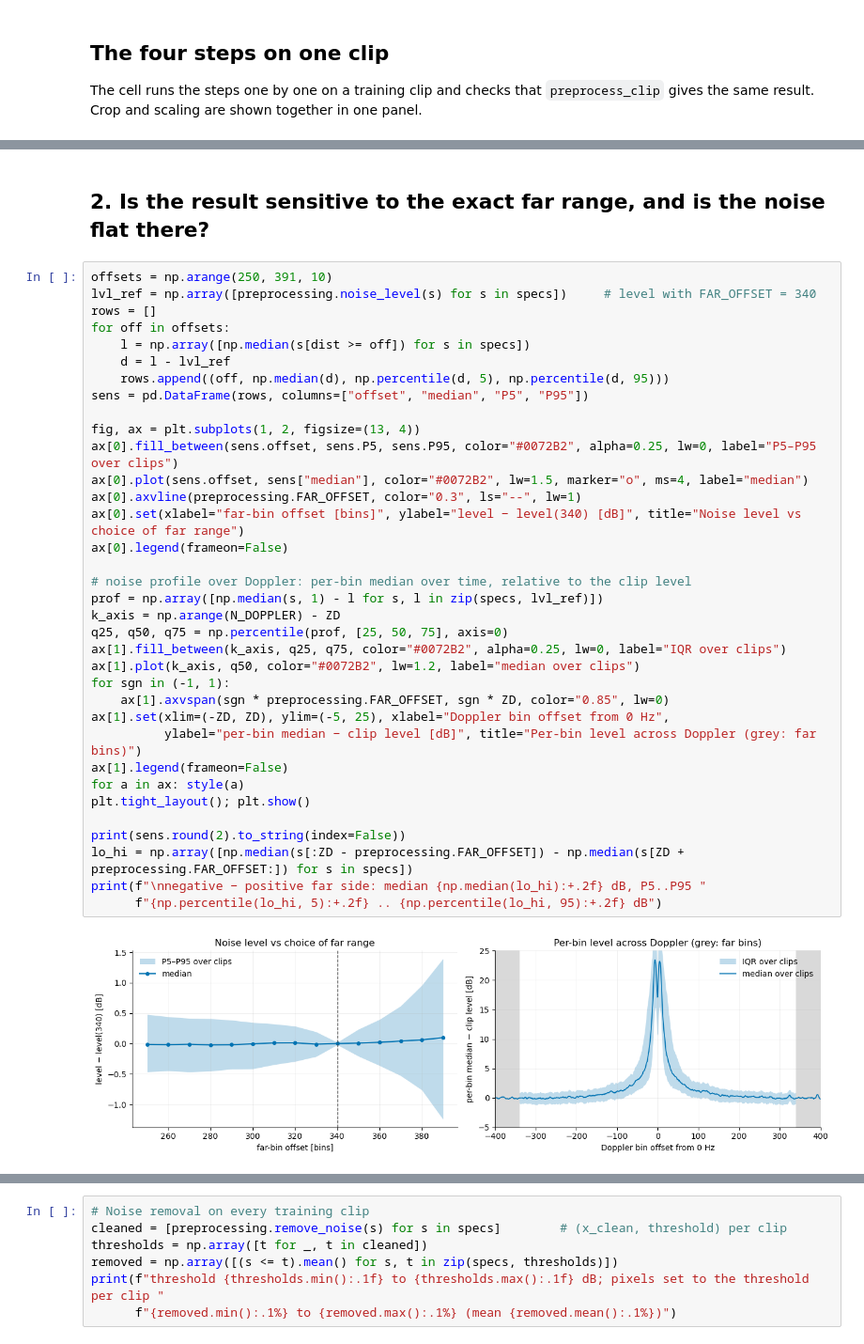
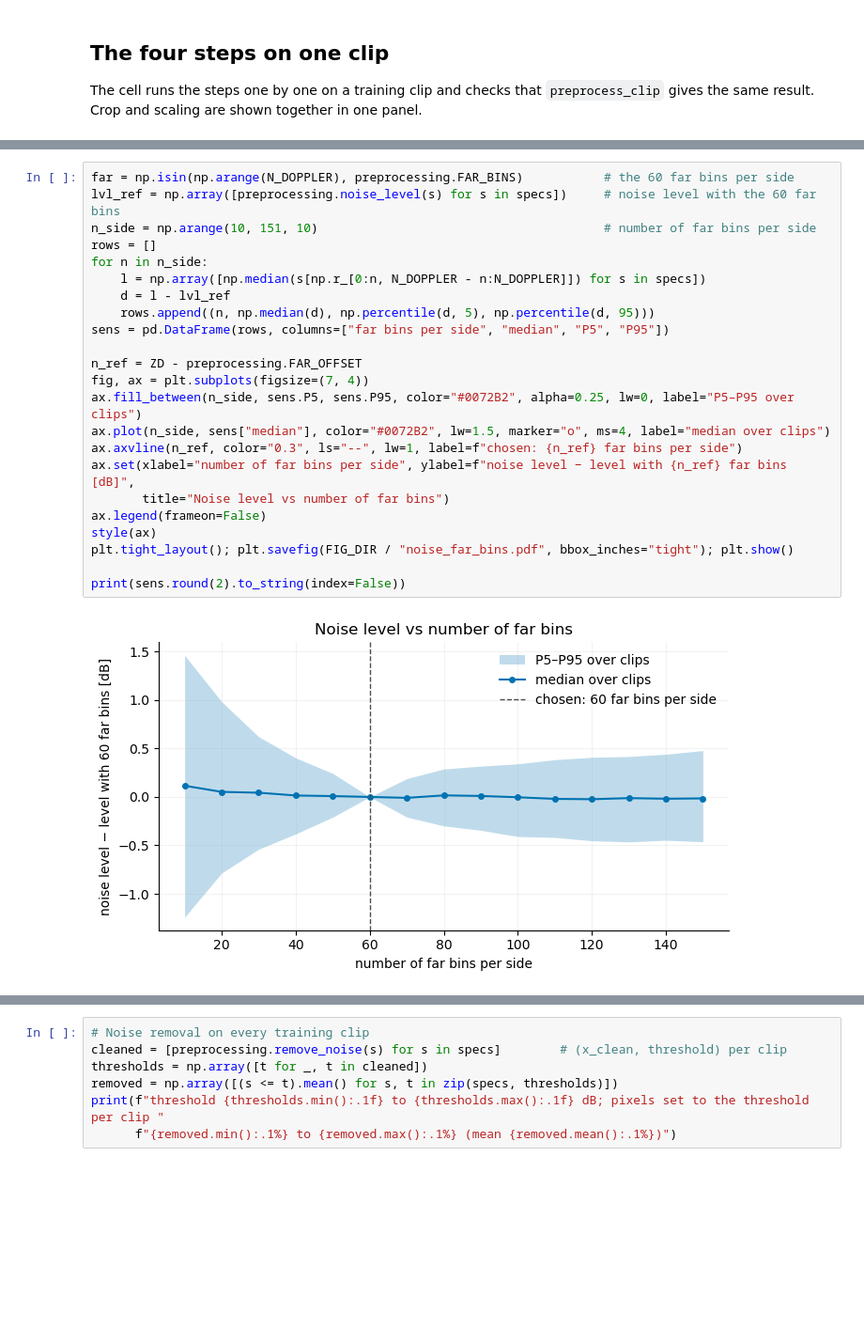
Before and after one commit to jimvanijcken/wicos, a Jupyter notebook: notebooks/2_preprocessing.ipynb, the cells around one changed output, grey strips where cells are left out. Shown at 94% size. Saved outputs shown, nothing was run; the diff lists cells and outputs as text; blank space fills up the shorter version.

```diff
--- a/notebooks/2_preprocessing.ipynb
+++ b/notebooks/2_preprocessing.ipynb
@@ -176,39 +92,25 @@ less than half the pixels are contaminated.
-# %% [markdown]
-## 2. Is the result sensitive to the exact far range, and is the noise flat there?
 # %%
-offsets = np.arange(250, 391, 10)
-lvl_ref = np.array([preprocessing.noise_level(s) for s in specs])     # level with FAR_OFFSET = 340
+far = np.isin(np.arange(N_DOPPLER), preprocessing.FAR_BINS)           # the 60 far bins per side
+lvl_ref = np.array([preprocessing.noise_level(s) for s in specs])     # noise level with the 60 far bins
+n_side = np.arange(10, 151, 10)                                       # number of far bins per side
 rows = []
-for off in offsets:
-    l = np.array([np.median(s[dist >= off]) for s in specs])
+for n in n_side:
+    l = np.array([np.median(s[np.r_[0:n, N_DOPPLER - n:N_DOPPLER]]) for s in specs])
     d = l - lvl_ref
-    rows.append((off, np.median(d), np.percentile(d, 5), np.percentile(d, 95)))
-sens = pd.DataFrame(rows, columns=["offset", "median", "P5", "P95"])
+    rows.append((n, np.median(d), np.percentile(d, 5), np.percentile(d, 95)))
+sens = pd.DataFrame(rows, columns=["far bins per side", "median", "P5", "P95"])
 
-fig, ax = plt.subplots(1, 2, figsize=(13, 4))
-ax[0].fill_between(sens.offset, sens.P5, sens.P95, color="#0072B2", alpha=0.25, lw=0, label="P5–P95 over clips")
-ax[0].plot(sens.offset, sens["median"], color="#0072B2", lw=1.5, marker="o", ms=4, label="median")
-ax[0].axvline(preprocessing.FAR_OFFSET, color="0.3", ls="--", lw=1)
-ax[0].set(xlabel="far-bin offset [bins]", ylabel="level − level(340) [dB]", title="Noise level vs choice of far range")
-ax[0].legend(frameon=False)
-
-# noise profile over Doppler: per-bin median over time, relative to the clip level
-prof = np.array([np.median(s, 1) - l for s, l in zip(specs, lvl_ref)])
-k_axis = np.arange(N_DOPPLER) - ZD
-q25, q50, q75 = np.percentile(prof, [25, 50, 75], axis=0)
-ax[1].fill_between(k_axis, q25, q75, color="#0072B2", alpha=0.25, lw=0, label="IQR over clips")
-ax[1].plot(k_axis, q50, color="#0072B2", lw=1.2, label="median over clips")
-for sgn in (-1, 1):
-    ax[1].axvspan(sgn * preprocessing.FAR_OFFSET, sgn * ZD, color="0.85", lw=0)
-ax[1].set(xlim=(-ZD, ZD), ylim=(-5, 25), xlabel="Doppler bin offset from 0 Hz",
-          ylabel="per-bin median − clip level [dB]", title="Per-bin level across Doppler (grey: far bins)")
-ax[1].legend(frameon=False)
-for a in ax: style(a)
-plt.tight_layout(); plt.show()
+n_ref = ZD - preprocessing.FAR_OFFSET
+fig, ax = plt.subplots(figsize=(7, 4))
+ax.fill_between(n_side, sens.P5, sens.P95, color="#0072B2", alpha=0.25, lw=0, label="P5–P95 over clips")
+ax.plot(n_side, sens["median"], color="#0072B2", lw=1.5, marker="o", ms=4, label="median over clips")
+ax.axvline(n_ref, color="0.3", ls="--", lw=1, label=f"chosen: {n_ref} far bins per side")
+ax.set(xlabel="number of far bins per side", ylabel=f"noise level − level with {n_ref} far bins [dB]",
+       title="Noise level vs number of far bins")
+ax.legend(frameon=False)
+style(ax)
+plt.tight_layout(); plt.savefig(FIG_DIR / "noise_far_bins.pdf", bbox_inches="tight"); plt.show()
 
 print(sens.round(2).to_string(index=False))
-lo_hi = np.array([np.median(s[:ZD - preprocessing.FAR_OFFSET]) - np.median(s[ZD + preprocessing.FAR_OFFSET:]) for s in specs])
-print(f"\nnegative − positive far side: median {np.median(lo_hi):+.2f} dB, P5..P95 "
-      f"{np.percentile(lo_hi, 5):+.2f} .. {np.percentile(lo_hi, 95):+.2f} dB")
 # %% [output]
-[figure, old version]
+[figure, new version]
```
Also changed, not shown: parts of 27 cells of this notebook, 40 other files.
